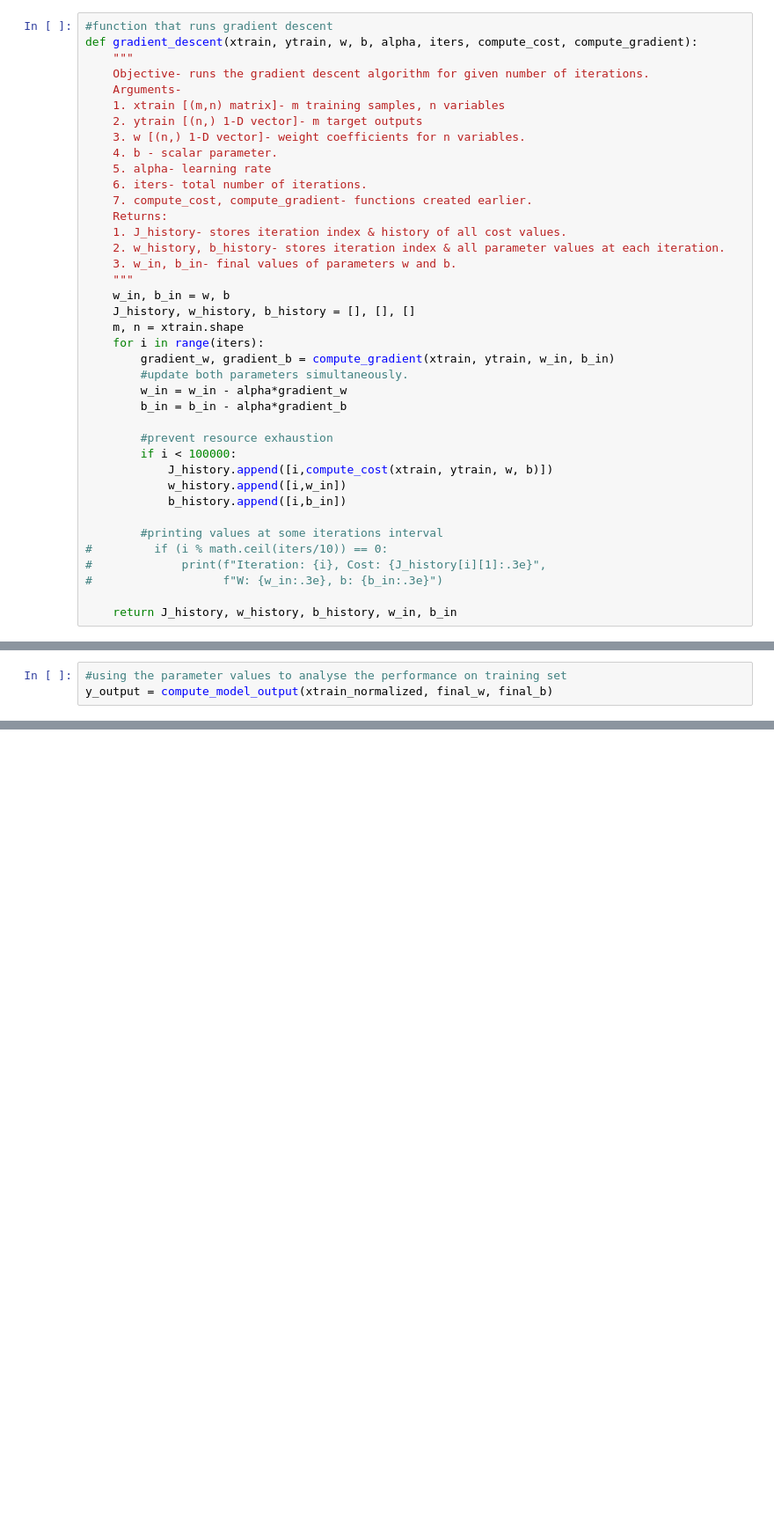
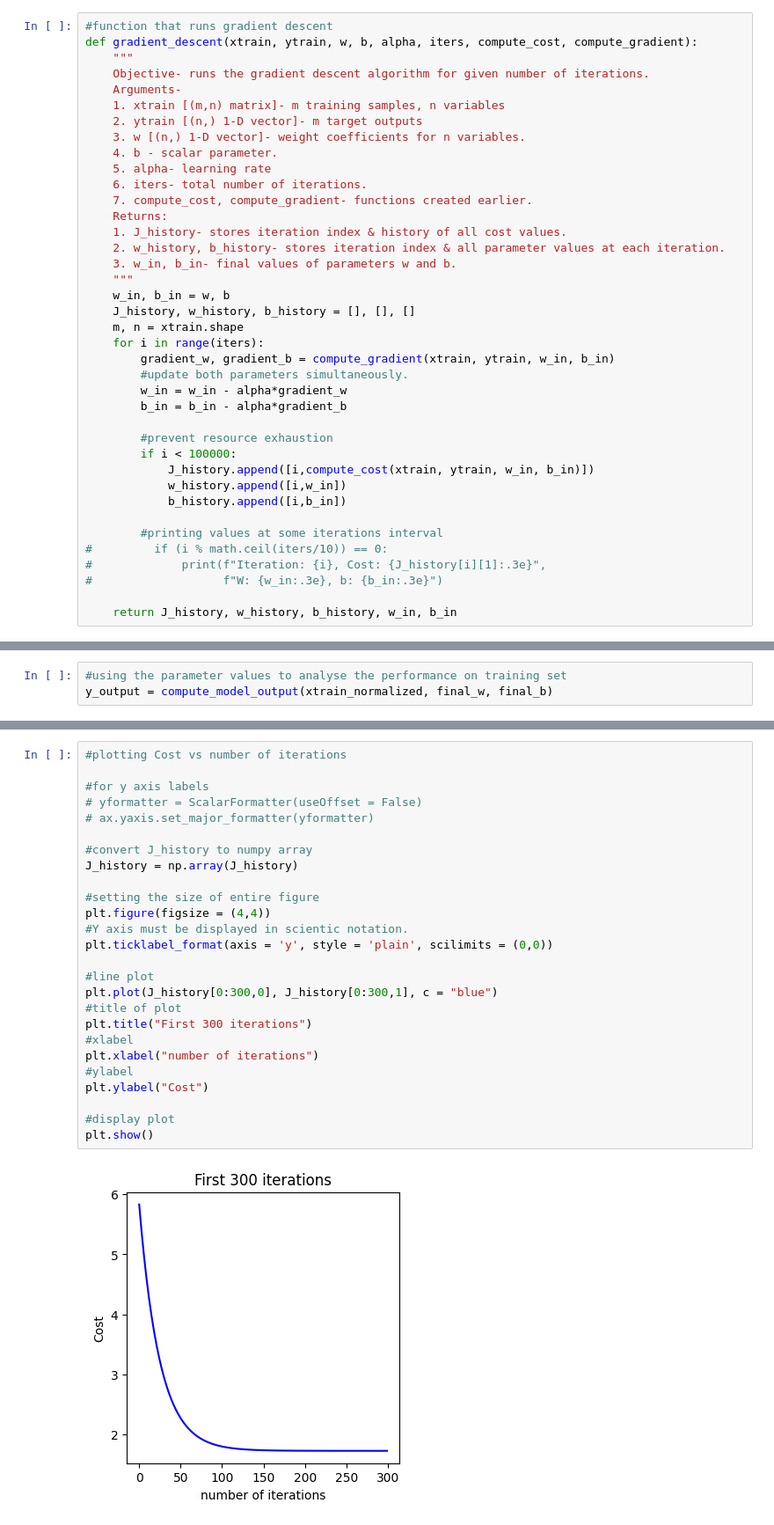
Before and after one commit to Cshefali/ML-Algorithms-Implementation, a Jupyter notebook: Python/Linear Regression/multiple_linear_regression.ipynb, the cells around one changed output, grey strips where cells are left out. Shown: that part at 88% size. Saved outputs shown, nothing was run; the diff lists cells and outputs as text; blank space fills up the shorter version.

```diff
--- a/Python/Linear Regression/multiple_linear_regression.ipynb
+++ b/Python/Linear Regression/multiple_linear_regression.ipynb
@@ -121,7 +123,7 @@ def gradient_descent(xtrain, ytrain, w, b, alpha, iters, compute_cost, compute_g
 
         #prevent resource exhaustion
         if i < 100000:
-            J_history.append([i,compute_cost(xtrain, ytrain, w, b)])
+            J_history.append([i,compute_cost(xtrain, ytrain, w_in, b_in)])
             w_history.append([i,w_in])
             b_history.append([i,b_in])
 
@@ -183,0 +194,28 @@ y_output = compute_model_output(xtrain_normalized, final_w, final_b)
+# %%
+#plotting Cost vs number of iterations
+
+#for y axis labels
+# yformatter = ScalarFormatter(useOffset = False)
+# ax.yaxis.set_major_formatter(yformatter)
+
+#convert J_history to numpy array
+J_history = np.array(J_history)
+
+#setting the size of entire figure
+plt.figure(figsize = (4,4))
+#Y axis must be displayed in scientic notation.
+plt.ticklabel_format(axis = 'y', style = 'plain', scilimits = (0,0))
+
+#line plot
+plt.plot(J_history[0:300,0], J_history[0:300,1], c = "blue")
+#title of plot
+plt.title("First 300 iterations")
+#xlabel
+plt.xlabel("number of iterations")
+#ylabel
+plt.ylabel("Cost")
+
+#display plot
+plt.show()
+# %% [output]
+[figure, added]
```
Also changed, not shown: parts of 6 cells of this notebook.
